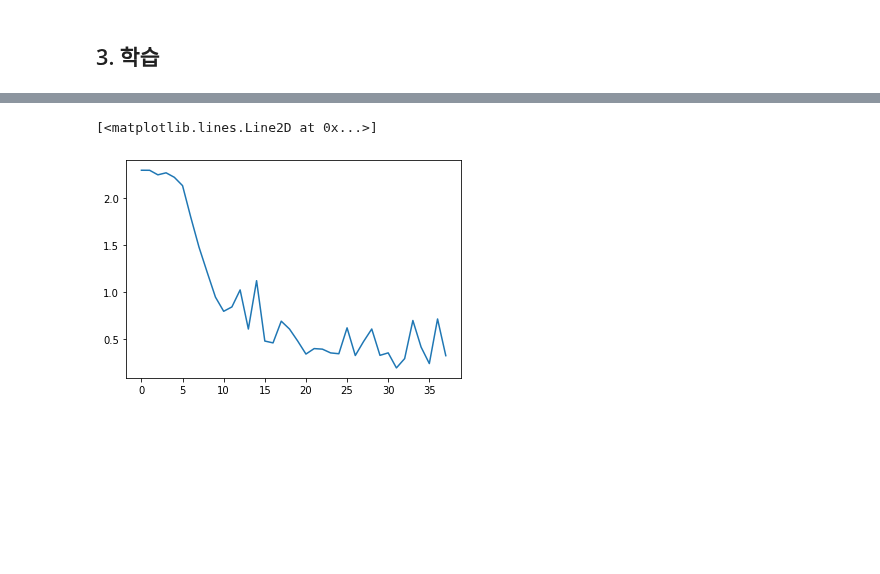
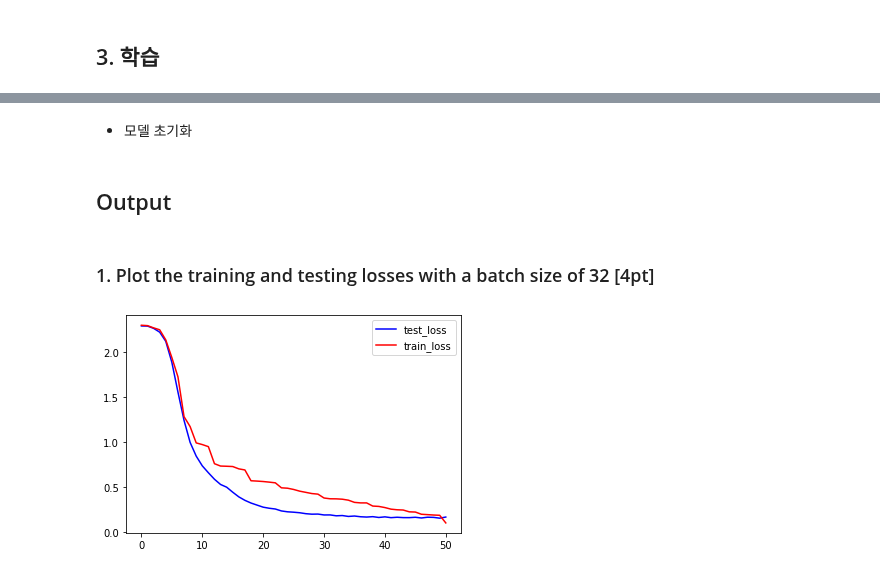
Before and after one commit to minjoong507/Machine-learning-project, a Jupyter notebook: 9week/notebook/assignment-09.ipynb, the cells around one changed output, grey strips where cells are left out. Cells and saved outputs as stored; diff of their text form; code cells hidden in the pictures; blank space fills up the shorter version.

Commit message:
batch 32, 64, 128 순서대로 진행

```diff
--- a/9week/notebook/assignment-09.ipynb
+++ b/9week/notebook/assignment-09.ipynb
@@ -82,29 +84,47 @@ test_loader = torch.utils.data.DataLoader(
     batch_size=32)
 # %%
 criterion = nn.NLLLoss()
-optimizer = torch.optim.SGD(model.parameters(), lr = 0.01)
+optimizer = torch.optim.SGD(model.parameters(), lr = 0.005)
 # %%
 model.train()
 train_loss = []
 train_accu = []
 
-i = 0
-for epoch in range(60):
+test_loss = []
+test_accu = []
+
+for epoch in range(50):
+    # train data
     for data, target in train_loader:
         data, target = Variable(data), Variable(target)
         optimizer.zero_grad()
 
-        # train data
         output = model(data)
         loss = F.nll_loss(output, target)
         loss.backward()
+        optimizer.step()
 
-        optimizer.step()
         prediction = output.data.max(1)[1]
-        accuracy = prediction.eq(target.data).sum() / batch_size * 100
+        accuracy = prediction.eq(target.data).sum() / 32 * 100
 
-        if i % 3000 == 0:
-            print('Train Step: {}\tLoss: {:.3f}\tAccuracy: {:.3f}'.format(i, loss.data, accuracy))
-        i += 1
+    # test_data
+    correct = 0
+    total = 0
+    with torch.no_grad():
+        for data in test_loader:
+            images, labels = data
+            outputs = model(images)
+            _, predicted = torch.max(outputs.data, 1)
+            total += labels.size(0)
+            correct += (predicted == labels).sum().item()
+            test_accuracy = correct / total * 100
+            t_loss = F.nll_loss(outputs, labels)
+
+    print('Train\t epoch: {}\tLoss: {:.3f}\tAccuracy: {:.3f}'.format(epoch, loss.data, accuracy))
+    print('Test\t epoch: {}\tLoss: {:.3f}\tAccuracy: {:.3f}'.format(epoch, t_loss.data, test_accuracy))
+
+    # save info
     train_accu.append(accuracy)
     train_loss.append(loss.data)
+    test_accu.append(test_accuracy)
+    test_loss.append(t_loss.data)
@@ -112,0 +209,2 @@ Train Step: 0   Loss: 2.338     Accuracy: 6.250
+# %% [markdown]
+- 모델 초기화
@@ -113,5 +225,11 @@ Train Step: 0   Loss: 2.338     Accuracy: 6.250
+# %% [markdown]
+## Output
+# %% [markdown]
+### 1. Plot the training and testing losses with a batch size of 32 [4pt]
 # %%
-plt.plot([i for i in range(len(train_loss))], train_loss)
+plt.plot([i for i in range(len(test_loss))], test_loss, c = 'blue', label = 'test_loss')
+plt.plot([i for i in range(len(train_loss))], train_loss, c = 'red', label = 'train_loss')
+plt.legend()
+plt.show()
 # %% [output]
-[<matplotlib.lines.Line2D at 0x...>]
-[figure, old version]
+[figure, new version]
```
Also changed, not shown: parts of 23 cells of this notebook.
